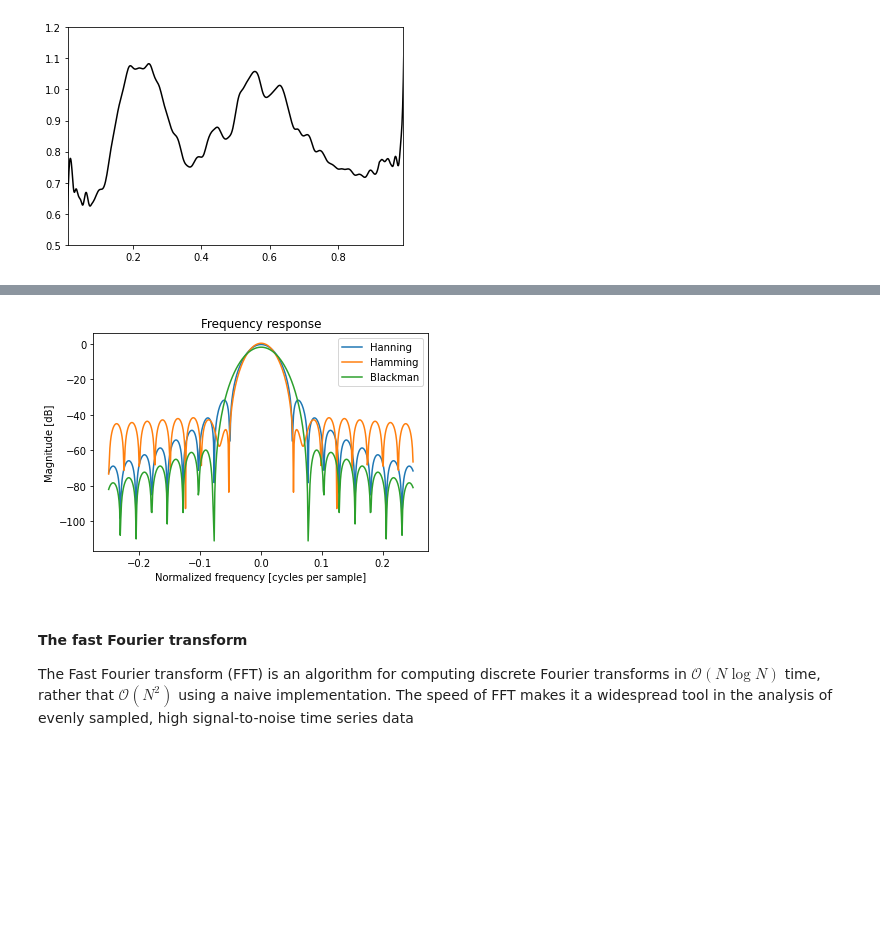
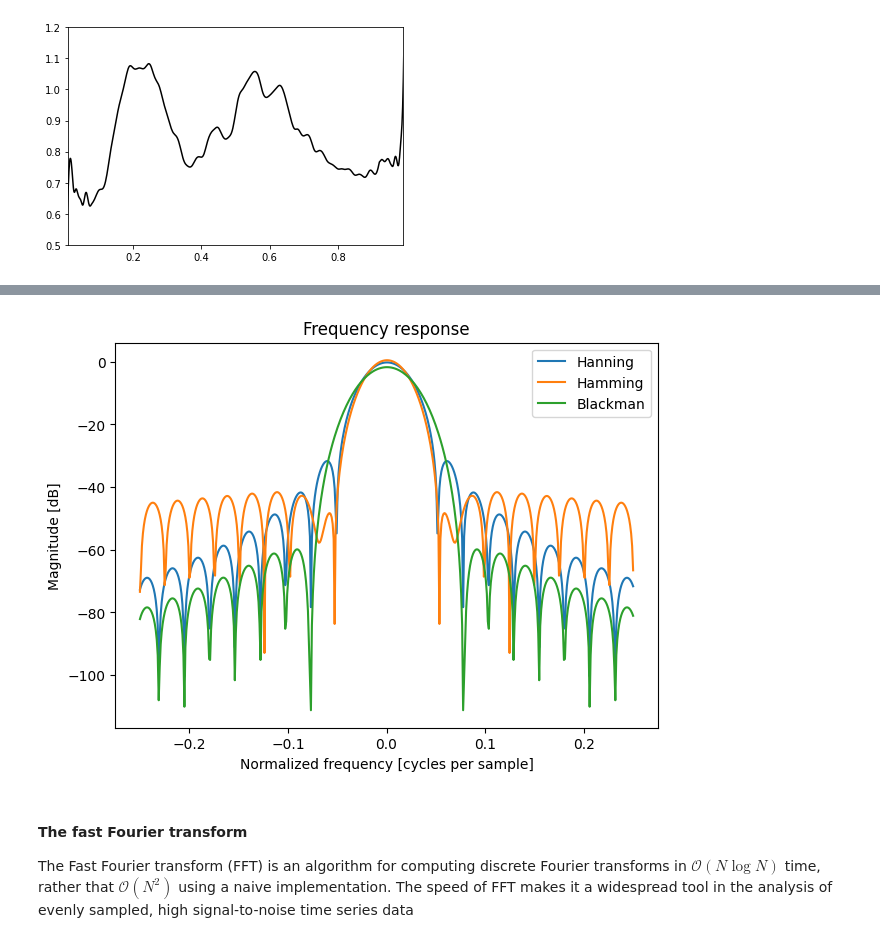
Before and after one commit to uom-lectures/PHY3287, a Jupyter notebook: lecture_3.ipynb, the cells around one changed output, grey strips where cells are left out. Saved outputs shown, nothing was run; the diff lists cells and outputs as text; code cells hidden in the pictures; blank space fills up the shorter version.

```diff
--- a/lecture_3.ipynb
+++ b/lecture_3.ipynb
@@ -329,32 +333,33 @@ plt.show()
 # %%
 # Generate frequencies for x axis
 n_points = 1000
 frequencies = np.linspace(-0.25, 0.25, 500)
 
 # Get frequency responce for generated windows. Divide by 20 to normalise
 # the signal to 0 dB
 fft = np.fft.fft(hanning_window, n_points) / 20
 mag = np.abs(np.fft.fftshift(fft)[250:750])
 hanning_response = 20 * np.log10(mag)  # Convert to power (dB)
 
 fft = np.fft.fft(hamming_window, n_points) / 20
 mag = np.abs(np.fft.fftshift(fft)[250:750])
 hamming_response = 20 * np.log10(mag)
 
 fft = np.fft.fft(blackman_window, n_points) / 20
 mag = np.abs(np.fft.fftshift(fft)[250:750])
 blackman_response = 20 * np.log10(mag)
 
+plt.figure(figsize=(7,5))
 plt.plot(frequencies, hanning_response, label="Hanning")
 plt.plot(frequencies, hamming_response, label="Hamming")
 plt.plot(frequencies, blackman_response, label="Blackman")
 plt.title("Frequency response")
 plt.ylabel("Magnitude [dB]")
 plt.xlabel("Normalized frequency [cycles per sample]")
 plt.legend()
 plt.show()
 # %% [output]
-[figure, old version]
+[figure, new version]
 # %% [markdown]
 #### The fast Fourier transform
 
```
Also changed, not shown: parts of 17 cells of this notebook.
